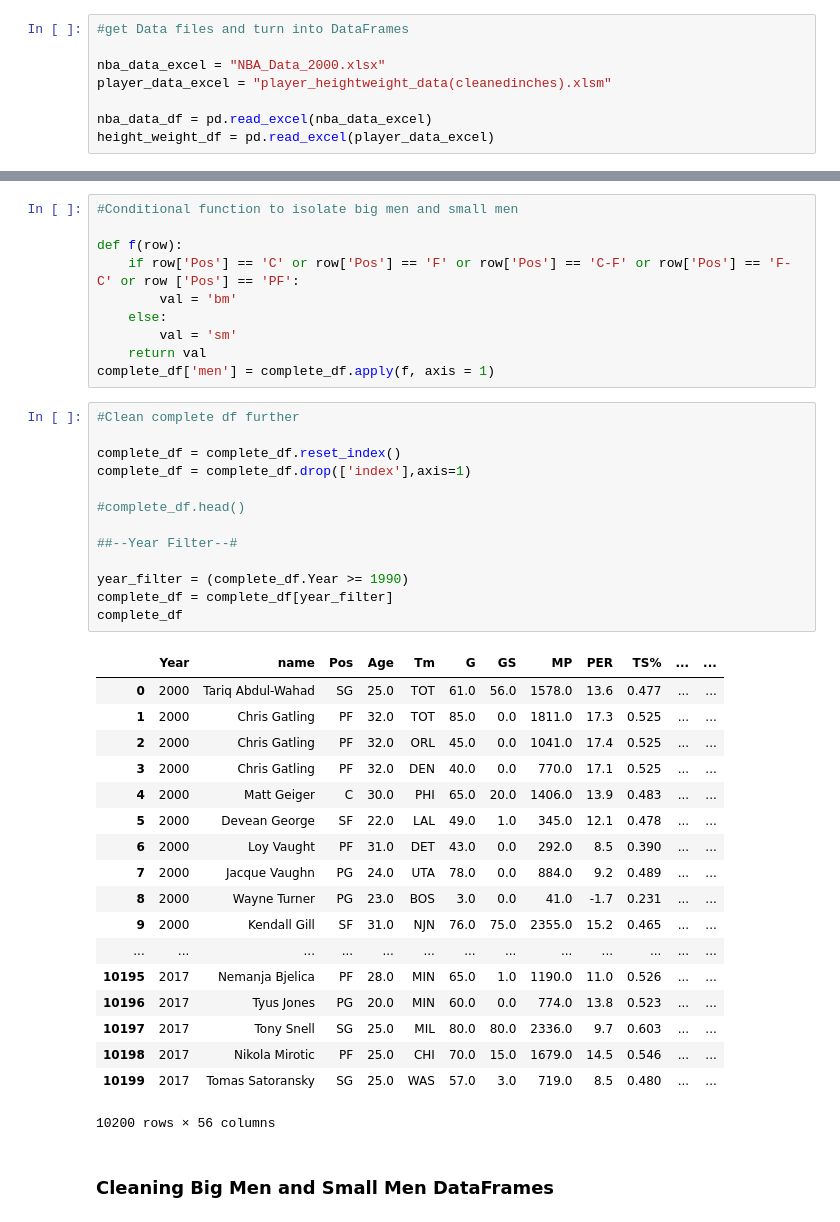
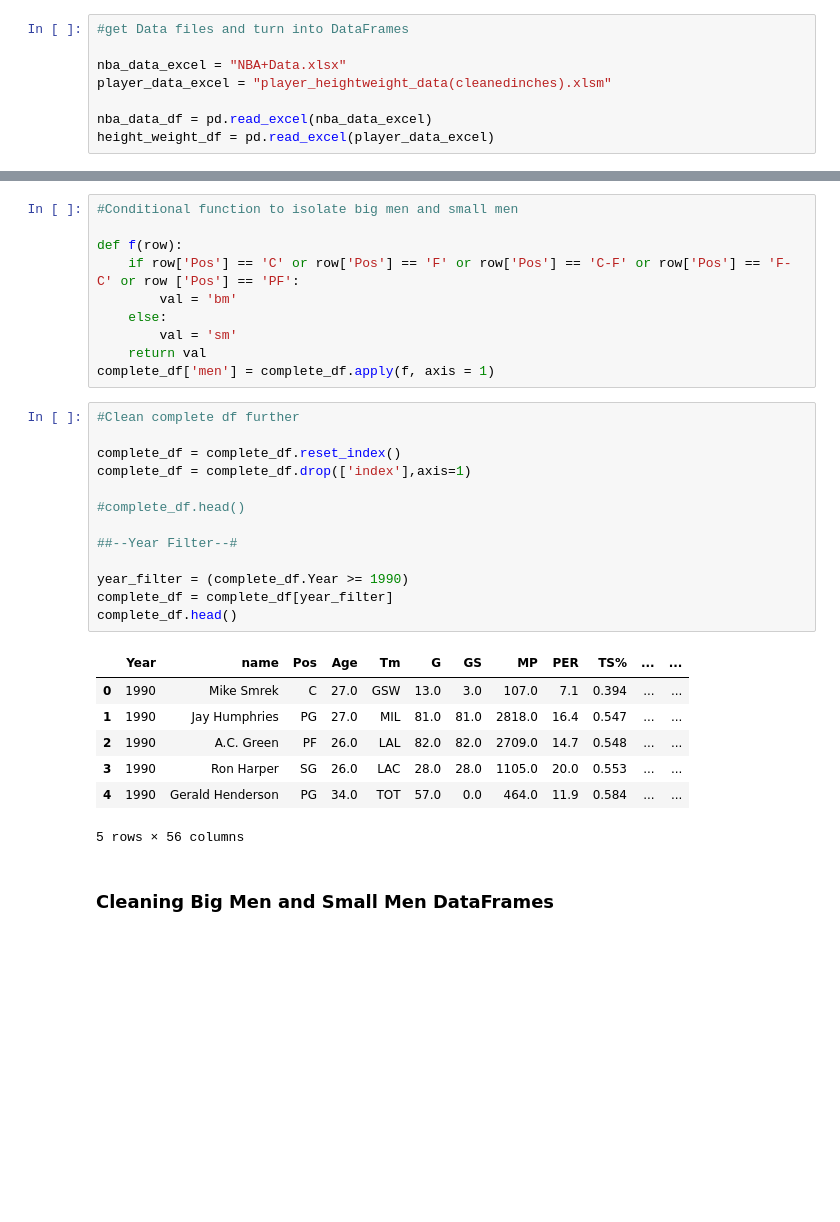
Before and after one commit to logan7734/Project1_repo, a Jupyter notebook: Project Code(Ovais).ipynb, the cells around one changed output, grey strips where cells are left out. Drawn from its saved outputs; the diff is of its cells as text; blank space fills up the shorter version.

```diff
--- a/Project Code(Ovais).ipynb
+++ b/Project Code(Ovais).ipynb
@@ -12,7 +12,7 @@ import matplotlib.pyplot as plt
 # %%
 #get Data files and turn into DataFrames
 
-nba_data_excel = "NBA_Data_2000.xlsx"
+nba_data_excel = "NBA+Data.xlsx"
 player_data_excel = "player_heightweight_data(cleanedinches).xlsm"
 
 nba_data_df = pd.read_excel(nba_data_excel)
@@ -96,35 +96,24 @@ complete_df['men'] = complete_df.apply(f, axis = 1)
 # %%
 #Clean complete df further
 
 complete_df = complete_df.reset_index()
 complete_df = complete_df.drop(['index'],axis=1)
 
 #complete_df.head()
 
 ##--Year Filter--#
 
 year_filter = (complete_df.Year >= 1990)
 complete_df = complete_df[year_filter]
-complete_df
+complete_df.head()
 # %% [output]
 |  | Year | name | Pos | Age | Tm | G | GS | MP | PER | TS% | ... | ... |
-| 0 | 2000 | Tariq Abdul-Wahad | SG | 25.0 | TOT | 61.0 | 56.0 | 1578.0 | 13.6 | 0.477 | ... | ... |
-| 1 | 2000 | Chris Gatling | PF | 32.0 | TOT | 85.0 | 0.0 | 1811.0 | 17.3 | 0.525 | ... | ... |
-| 2 | 2000 | Chris Gatling | PF | 32.0 | ORL | 45.0 | 0.0 | 1041.0 | 17.4 | 0.525 | ... | ... |
-| 3 | 2000 | Chris Gatling | PF | 32.0 | DEN | 40.0 | 0.0 | 770.0 | 17.1 | 0.525 | ... | ... |
-| 4 | 2000 | Matt Geiger | C | 30.0 | PHI | 65.0 | 20.0 | 1406.0 | 13.9 | 0.483 | ... | ... |
-| 5 | 2000 | Devean George | SF | 22.0 | LAL | 49.0 | 1.0 | 345.0 | 12.1 | 0.478 | ... | ... |
-| 6 | 2000 | Loy Vaught | PF | 31.0 | DET | 43.0 | 0.0 | 292.0 | 8.5 | 0.390 | ... | ... |
-| 7 | 2000 | Jacque Vaughn | PG | 24.0 | UTA | 78.0 | 0.0 | 884.0 | 9.2 | 0.489 | ... | ... |
-| 8 | 2000 | Wayne Turner | PG | 23.0 | BOS | 3.0 | 0.0 | 41.0 | -1.7 | 0.231 | ... | ... |
-| 9 | 2000 | Kendall Gill | SF | 31.0 | NJN | 76.0 | 75.0 | 2355.0 | 15.2 | 0.465 | ... | ... |
-| ... | ... | ... | ... | ... | ... | ... | ... | ... | ... | ... | ... | ... |
-| 10195 | 2017 | Nemanja Bjelica | PF | 28.0 | MIN | 65.0 | 1.0 | 1190.0 | 11.0 | 0.526 | ... | ... |
-| 10196 | 2017 | Tyus Jones | PG | 20.0 | MIN | 60.0 | 0.0 | 774.0 | 13.8 | 0.523 | ... | ... |
-| 10197 | 2017 | Tony Snell | SG | 25.0 | MIL | 80.0 | 80.0 | 2336.0 | 9.7 | 0.603 | ... | ... |
-| 10198 | 2017 | Nikola Mirotic | PF | 25.0 | CHI | 70.0 | 15.0 | 1679.0 | 14.5 | 0.546 | ... | ... |
-| 10199 | 2017 | Tomas Satoransky | SG | 25.0 | WAS | 57.0 | 3.0 | 719.0 | 8.5 | 0.480 | ... | ... |
+| 0 | 1990 | Mike Smrek | C | 27.0 | GSW | 13.0 | 3.0 | 107.0 | 7.1 | 0.394 | ... | ... |
+| 1 | 1990 | Jay Humphries | PG | 27.0 | MIL | 81.0 | 81.0 | 2818.0 | 16.4 | 0.547 | ... | ... |
+| 2 | 1990 | A.C. Green | PF | 26.0 | LAL | 82.0 | 82.0 | 2709.0 | 14.7 | 0.548 | ... | ... |
+| 3 | 1990 | Ron Harper | SG | 26.0 | LAC | 28.0 | 28.0 | 1105.0 | 20.0 | 0.553 | ... | ... |
+| 4 | 1990 | Gerald Henderson | PG | 34.0 | TOT | 57.0 | 0.0 | 464.0 | 11.9 | 0.584 | ... | ... |
-10200 rows × 56 columns
+5 rows × 56 columns
 # %% [markdown]
 ### Cleaning Big Men and Small Men DataFrames
 # %%
```
Also changed, not shown: parts of 23 cells of this notebook.
